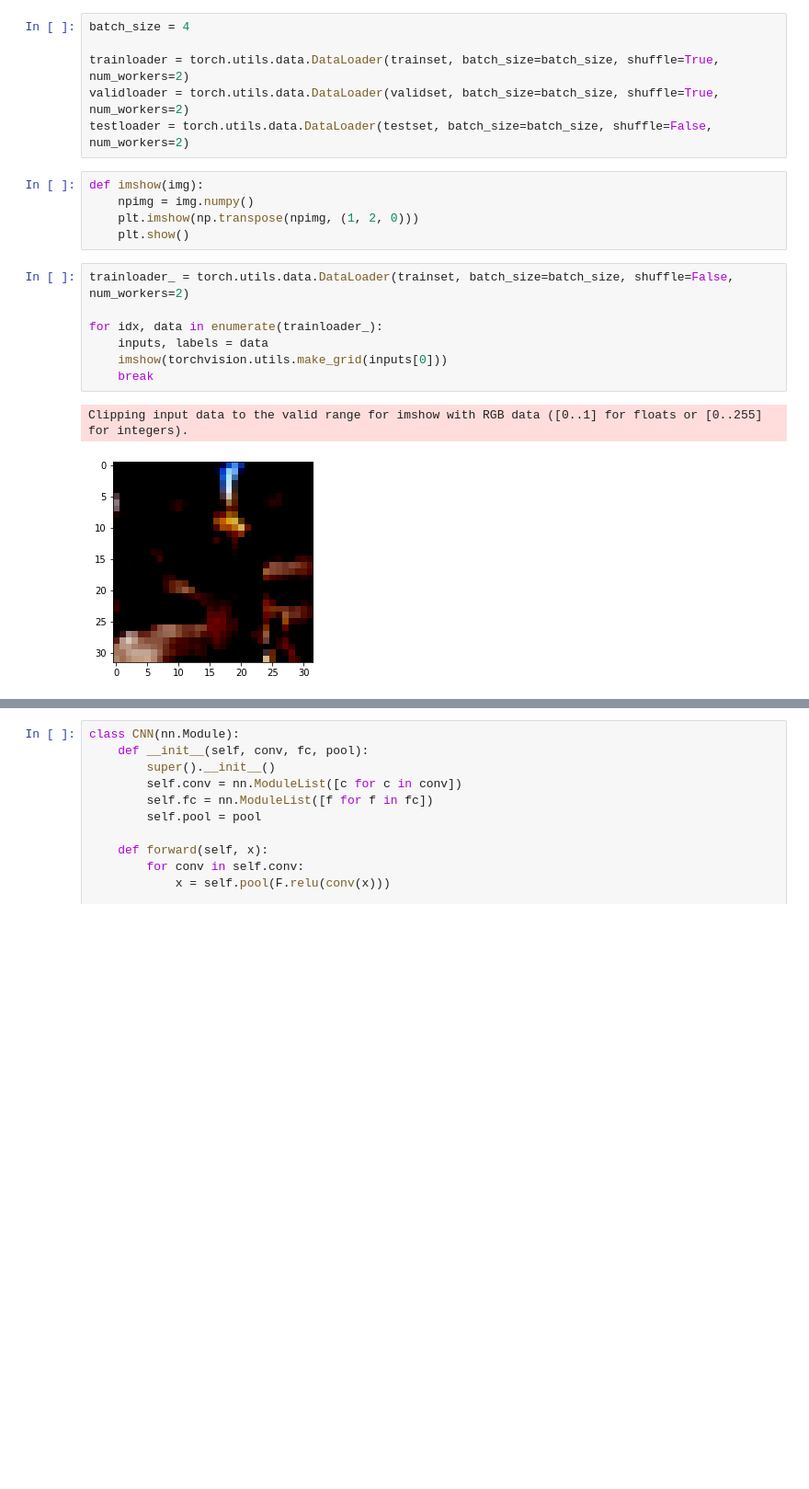
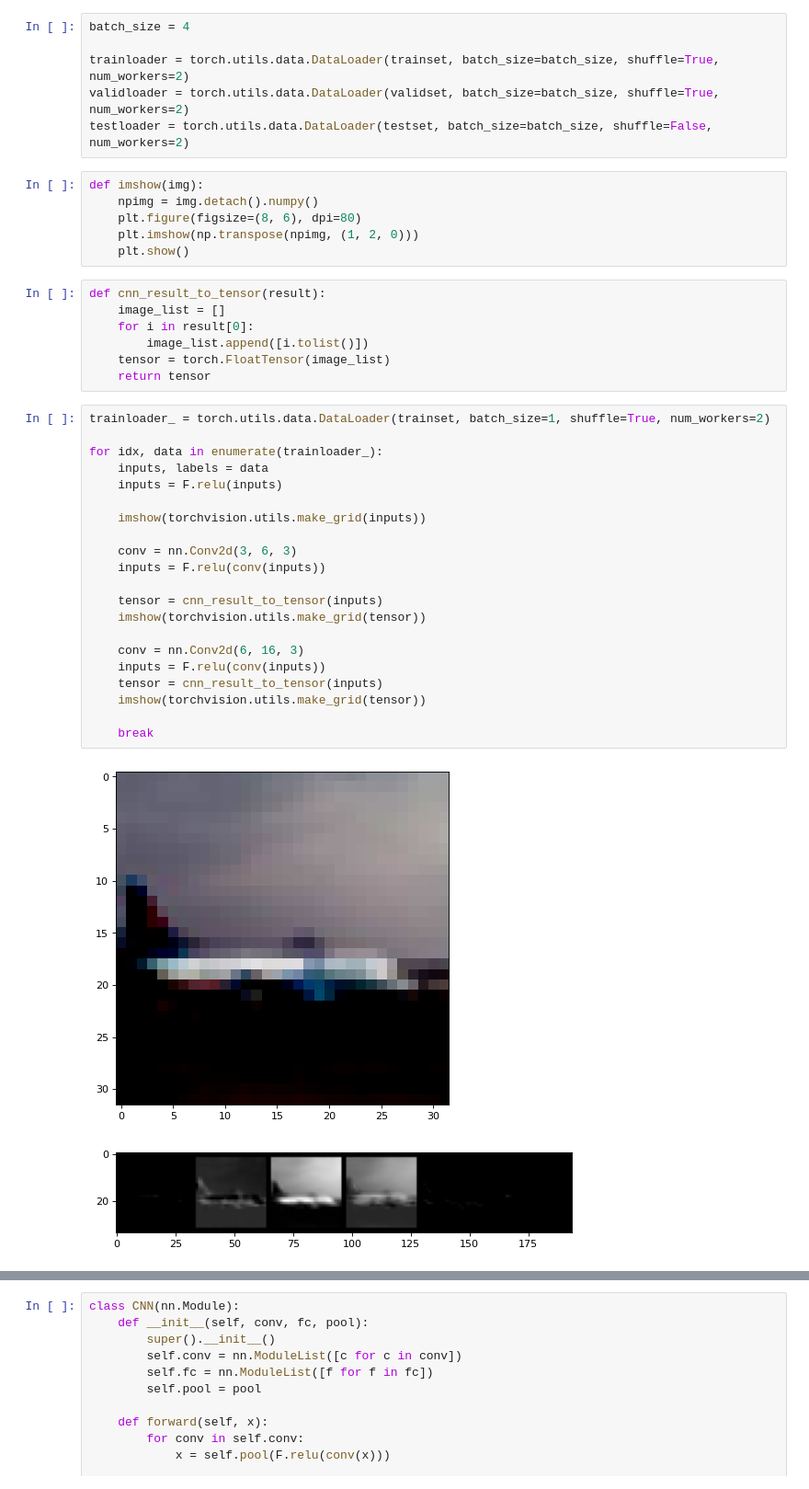
Before and after one commit to versenyi98/CIFAR-10-classsification, a Jupyter notebook: CIFAR-10 Classification.ipynb, the cells around one changed output, grey strips where cells are left out. Shown at 92% size. Drawn from its saved outputs; the diff is of its cells as text; blank space fills up the shorter version.

```diff
--- a/CIFAR-10 Classification.ipynb
+++ b/CIFAR-10 Classification.ipynb
@@ -76,16 +76,38 @@ validloader = torch.utils.data.DataLoader(validset, batch_size=batch_size, shuff
 testloader = torch.utils.data.DataLoader(testset, batch_size=batch_size, shuffle=False, num_workers=2)
 # %%
 def imshow(img):
-    npimg = img.numpy()
+    npimg = img.detach().numpy()
+    plt.figure(figsize=(8, 6), dpi=80)
     plt.imshow(np.transpose(npimg, (1, 2, 0)))
     plt.show()
+# %%
+def cnn_result_to_tensor(result):
+    image_list = []
+    for i in result[0]:
+        image_list.append([i.tolist()])
+    tensor = torch.FloatTensor(image_list)
+    return tensor
 # %%
-trainloader_ = torch.utils.data.DataLoader(trainset, batch_size=batch_size, shuffle=False, num_workers=2)
+trainloader_ = torch.utils.data.DataLoader(trainset, batch_size=1, shuffle=True, num_workers=2)
 
 for idx, data in enumerate(trainloader_):
     inputs, labels = data
-    imshow(torchvision.utils.make_grid(inputs[0]))
+    inputs = F.relu(inputs)
+
+    imshow(torchvision.utils.make_grid(inputs))
+
+    conv = nn.Conv2d(3, 6, 3)
+    inputs = F.relu(conv(inputs))
+
+    tensor = cnn_result_to_tensor(inputs)
+    imshow(torchvision.utils.make_grid(tensor))
+
+    conv = nn.Conv2d(6, 16, 3)
+    inputs = F.relu(conv(inputs))
+    tensor = cnn_result_to_tensor(inputs)
+    imshow(torchvision.utils.make_grid(tensor))
+
     break
 # %% [output]
-Clipping input data to the valid range for imshow with RGB data ([0..1] for floats or [0..255] for integers).
-[figure, old version]
+[figure, new version]
+[figure, added]
```
Also changed, not shown: parts of 1 cell of this notebook.
